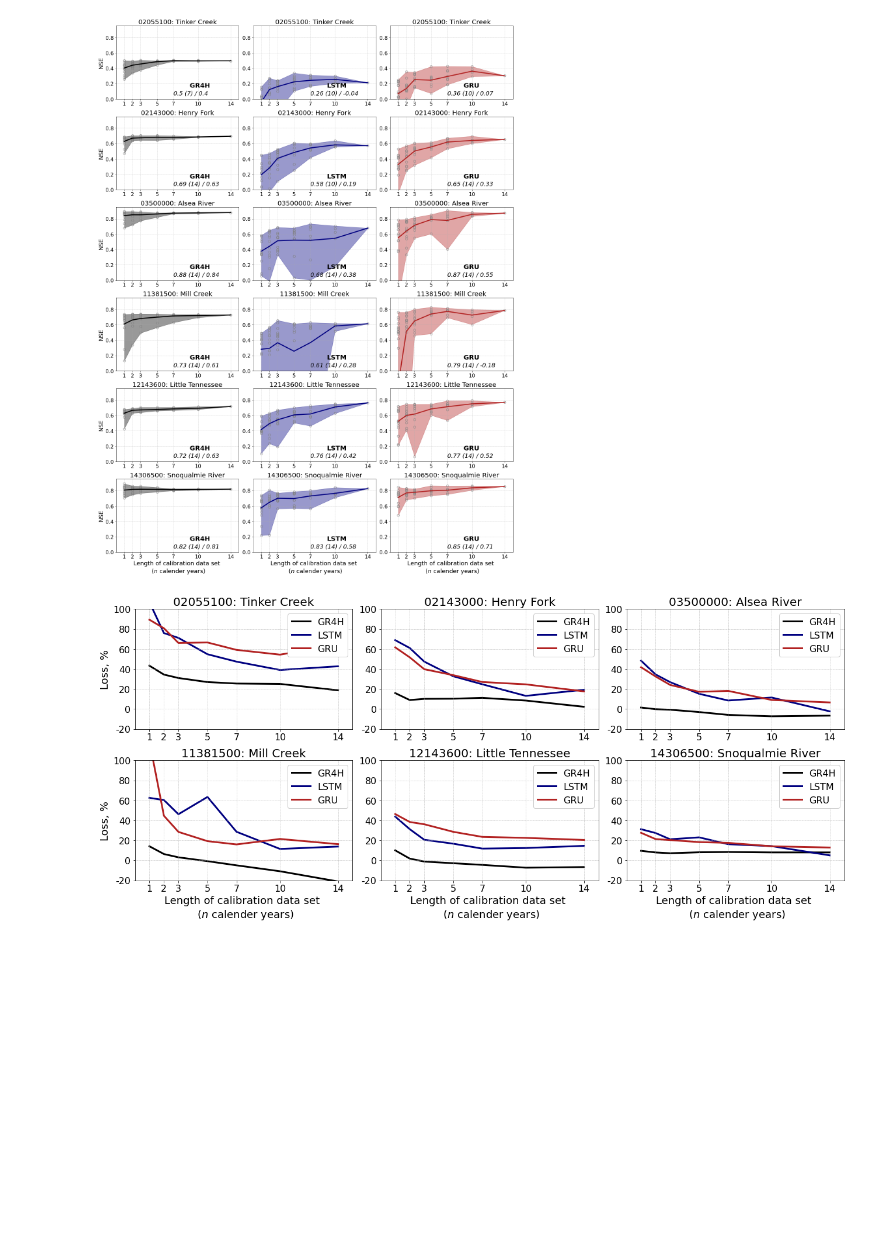
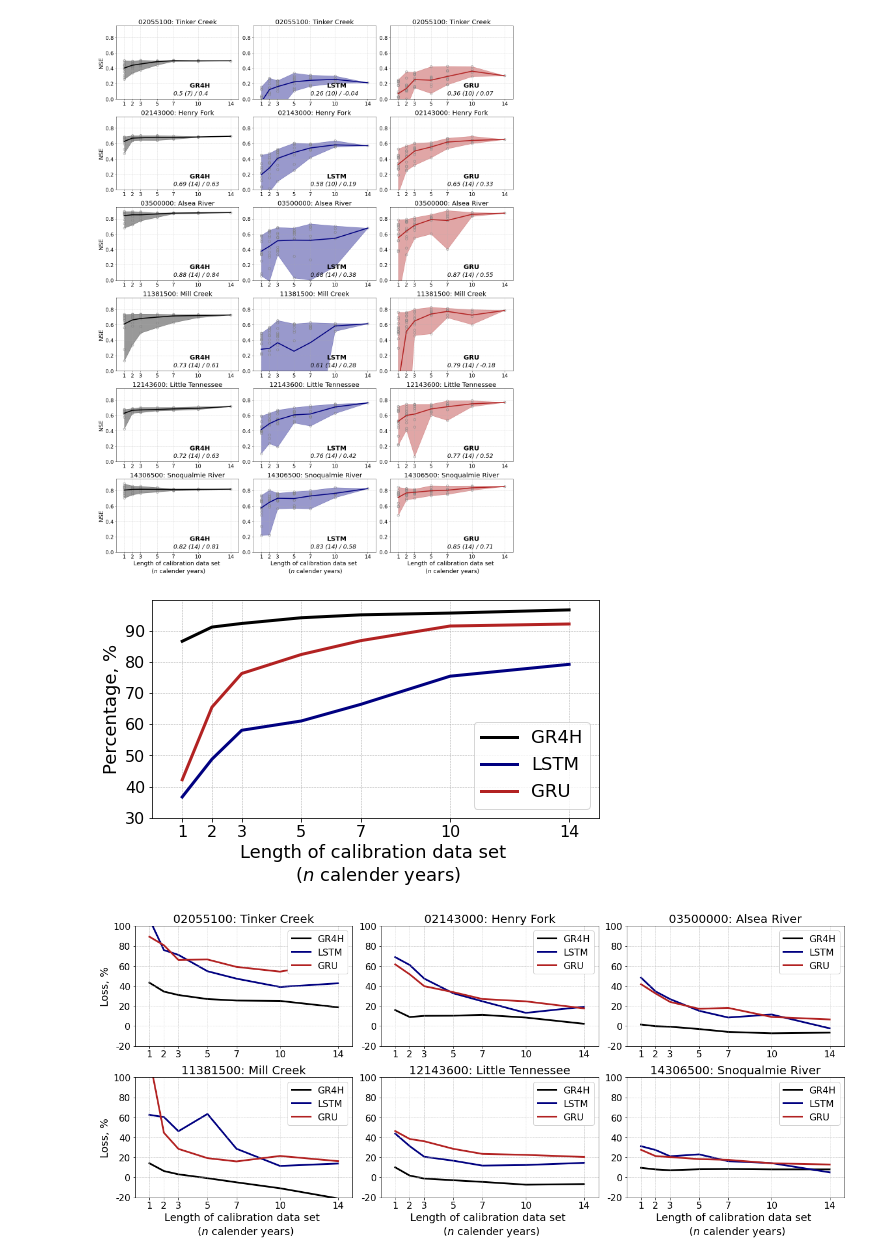
Before and after one commit to hydrogo/KALIv2, a Jupyter notebook: analysis/01_results_visualization.ipynb, the cells around one changed output. Cells and saved outputs as stored; diff of their text form; code cells hidden in the pictures; blank space fills up the shorter version.

Commit message:
new figure to the MS

```diff
--- a/analysis/01_results_visualization.ipynb
+++ b/analysis/01_results_visualization.ipynb
@@ -94,0 +125,47 @@ fig.savefig("../figures/NSE_vs_length.png", dpi=300, bbox_inches="tight")
+# %%
+fig, ax = plt.subplots(figsize=(8,4))
+
+rd = get_rel_data()
+
+cdl = [1, 2, 3, 5, 7, 10, 14]
+
+order_dict = {"LSTM": 1, "GRU": 2, "GR4H": 3}
+hatch_dict = {"LSTM": '\\' , "GRU": '//', "GR4H": '|'}
+fontsize=16
+
+for i, model in enumerate(["GR4H", "LSTM", "GRU"]):
+
+    ax.plot(cdl, rd[::,i,::].mean(axis=0), c=color_dict[model], linestyle="-", linewidth=3, zorder=4, label=model)
+
+    #ax.plot(cdl, rd[::,i,::].min(axis=0), c=color_dict[model], linestyle="-", linewidth=1, zorder=order_dict[model])
+    #
+    #ax.plot(cdl, rd[::,i,::].max(axis=0), c=color_dict[model], linestyle="-", linewidth=1, zorder=order_dict[model])
+    #
+    #ax.fill_between(cdl,
+    #                rd[::,i,::].min(axis=0),
+    #                rd[::,i,::].max(axis=0),
+    #                color=color_dict[model],
+    #                alpha=0.4,
+    #                zorder=order_dict[model],
+    #                hatch=hatch_dict[model])
+    #
+    #for j in range(rd.shape[0]):
+    #
+    #    ax.plot(cdl, rd[j,i,::], c=color_dict[model], linestyle="-", linewidth=1, zorder=0, alpha=0.5)
+
+ax.set_xticks(cdl)
+ax.set_xticklabels(cdl, fontsize=fontsize)
+ax.set_yticks(np.arange(0.,1.0,0.1))
+ax.set_yticklabels(np.round(np.arange(0,100,10),0), fontsize=fontsize)
+
+ax.set_ylim(0.3, 1)
+ax.set_xlim(0, 15)
+
+ax.set_xlabel("Length of calibration data set \n ("+r"$n$ " +"calender years)", fontsize=18)
+ax.set_ylabel("Percentage, %", fontsize=18)
+
+ax.legend(fontsize=18)
+
+ax.grid(linestyle="--", linewidth=0.5)
+# %% [output]
+[figure, added]
```
Also changed, not shown: parts of 2 cells of this notebook, 1 other file.
